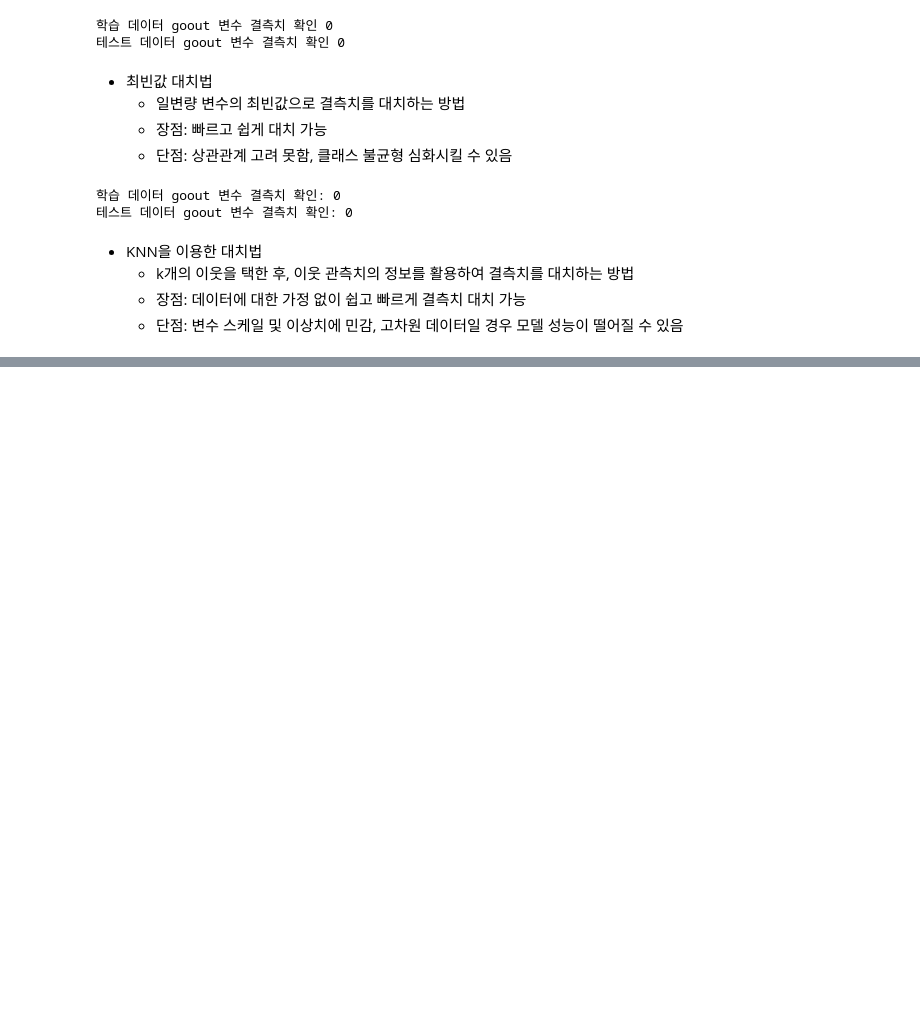
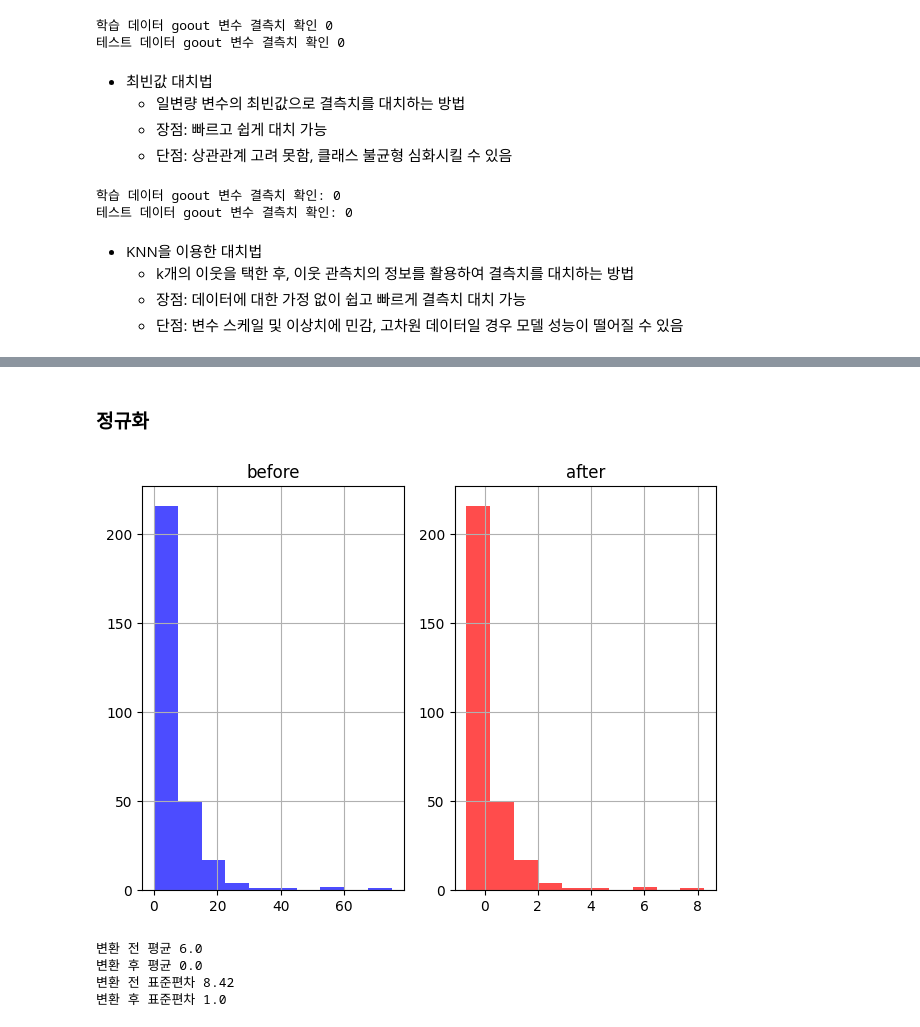
Before and after one commit to j00jun/DeepLearning_study, a Jupyter notebook: 빅분기_실기/part02_데이터_처리/sec03_scikit_learn을_활용한_데이터_전처리.ipynb, the cells around one changed output, grey strips where cells are left out. Saved outputs shown, nothing was run; the diff lists cells and outputs as text; code cells hidden in the pictures; blank space fills up the shorter version.

```diff
--- a/빅분기_실기/part02_데이터_처리/sec03_scikit_learn을_활용한_데이터_전처리.ipynb
+++ b/빅분기_실기/part02_데이터_처리/sec03_scikit_learn을_활용한_데이터_전처리.ipynb
@@ -205,0 +459,41 @@ array([[ 4. ,  1. ,  1. ,  2. ,  2. ,  5. ,  0. ],
+# %% [markdown]
+### 정규화
+# %%
+# 표준화 (x-평균)/표준편차 -> 평균을 0 표준편차를 1로 조정
+
+from sklearn.preprocessing import StandardScaler
+
+train_X9 = train_X.copy()
+test_X9 = test_X.copy()
+
+train_X9_num = train_X9.select_dtypes('number')
+test_X9_num = test_X9.select_dtypes('number')
+
+# 표준화
+
+stdscaler = StandardScaler().set_output(transform='pandas')
+train_X9_num = stdscaler.fit_transform(train_X9_num)
+test_X9_num = stdscaler.transform(test_X9_num)
+
+# 시각화
+
+fig, axs = plt.subplots(nrows = 1, ncols = 2)
+train_X9['absences'].hist(ax = axs[0], color='blue', alpha = 0.7)
+axs[0].set_title('before')
+
+train_X9_num['absences'].hist(ax = axs[1], color='red', alpha = 0.7)
+axs[1].set_title('after')
+plt.tight_layout();
+plt.show();
+# %% [output]
+[figure, added]
+# %%
+print('변환 전 평균',np.round(train_X9['absences'].mean()))
+print('변환 후 평균',np.round(train_X9_num['absences'].mean()))
+print('변환 전 표준편차',np.round(train_X9['absences'].std(), 2))
+print('변환 후 표준편차',np.round(train_X9_num['absences'].std(), 2))
+# %% [output]
+변환 전 평균 6.0
+변환 후 평균 0.0
+변환 전 표준편차 8.42
+변환 후 표준편차 1.0
```
Also changed, not shown: parts of 53 cells of this notebook, 3 other files.
